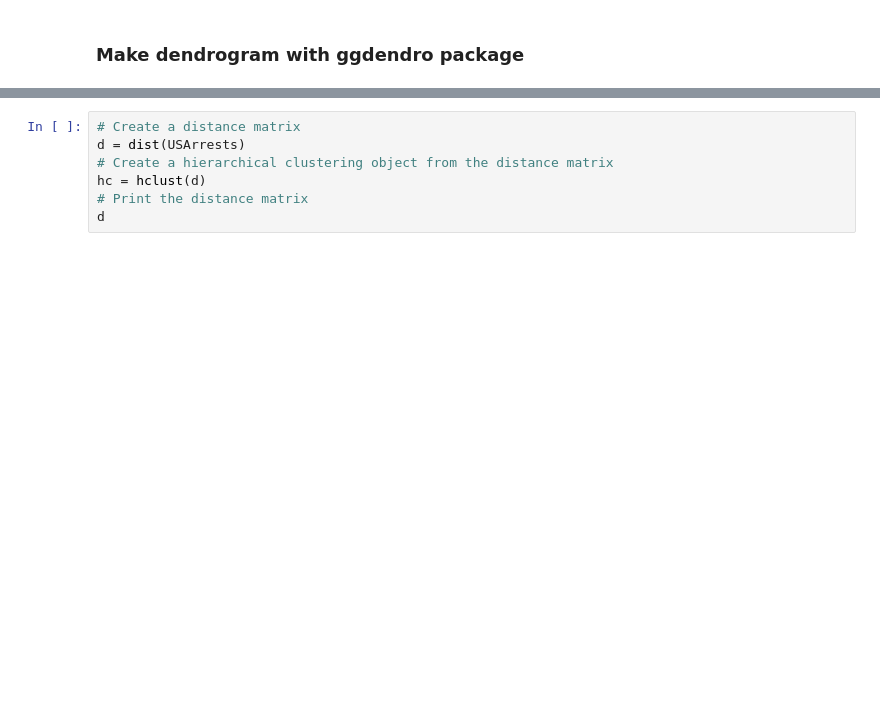
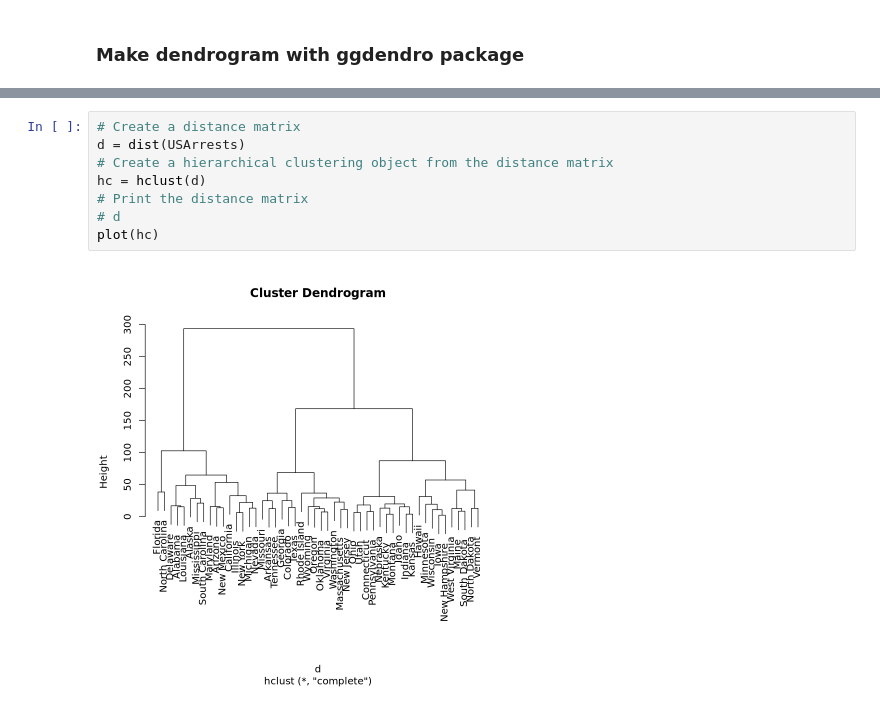
Before and after one commit to yqin-UH/NIGMS-Sandbox2-MeRIP, a Jupyter notebook: reference_notebooks/r_viz_template.ipynb, the cells around one changed output, grey strips where cells are left out. Cells and saved outputs as stored; diff of their text form; blank space fills up the shorter version.

```diff
--- a/reference_notebooks/r_viz_template.ipynb
+++ b/reference_notebooks/r_viz_template.ipynb
@@ -85,10 +110,13 @@ head(USArrests)
 # %%
 # Create a distance matrix
 d = dist(USArrests)
 # Create a hierarchical clustering object from the distance matrix
 hc = hclust(d)
 # Print the distance matrix
-d
+# d
+plot(hc)
+# %% [output]
+[figure, added]
 # %%
 # Now let's plot the dendrogram and see how it looks. We are also using the element_text feature to incrase the font size
 ggdendrogram(hc, rotate= FALSE) + theme(text = element_text(size = 13))
```
Also changed, not shown: parts of 6 cells of this notebook, 3 other files.
